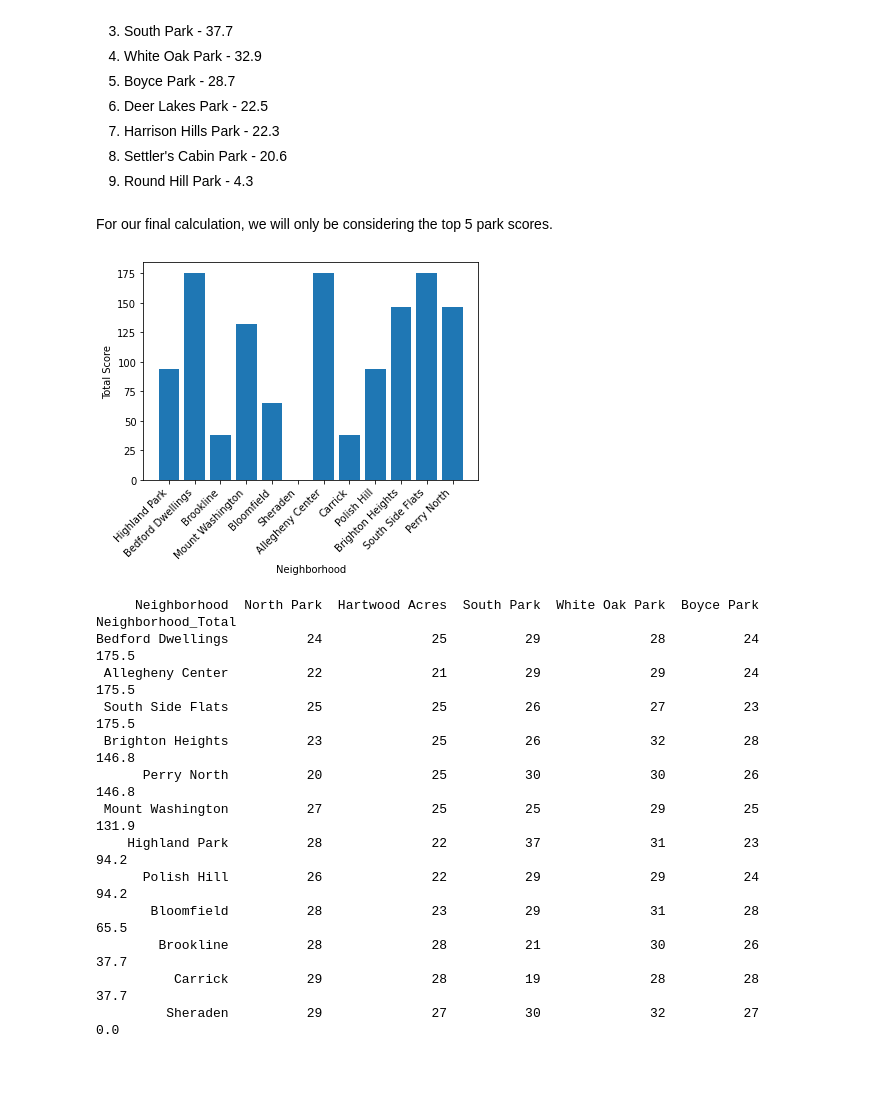
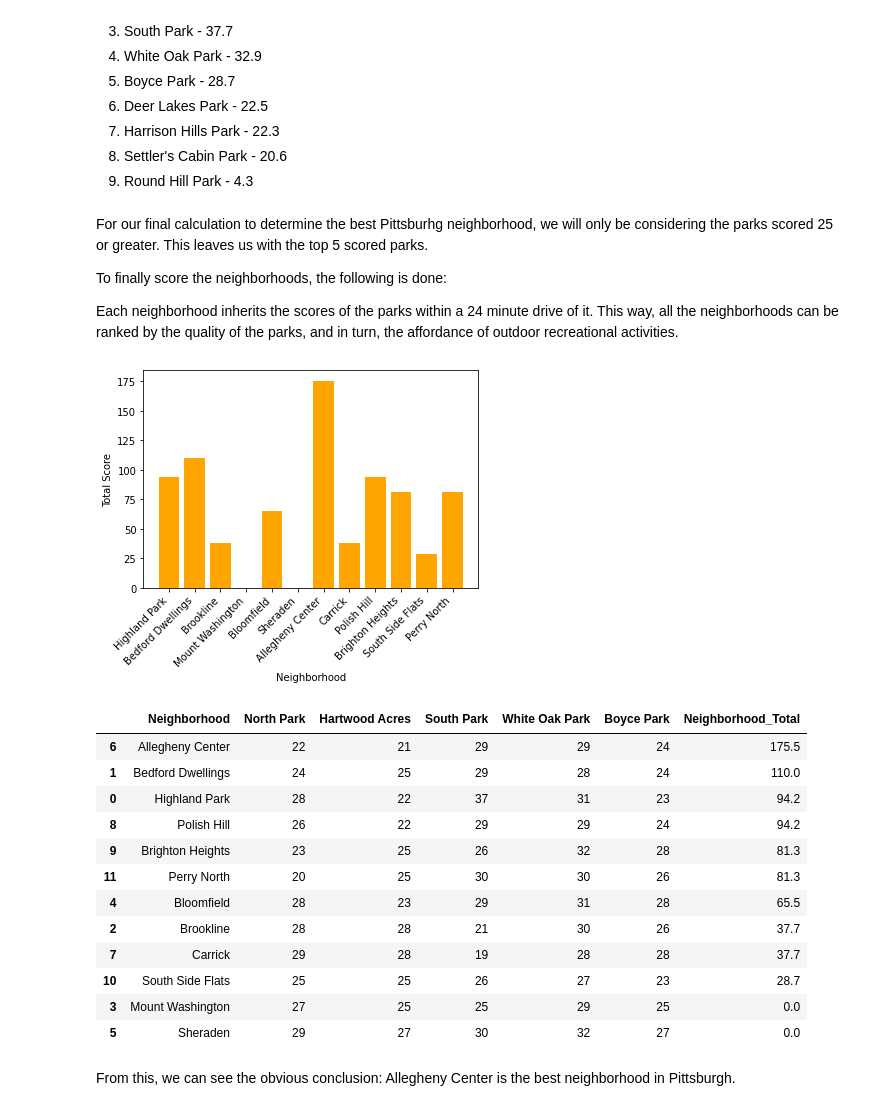
Before and after one commit to calebsarmiento/CMPINF0010-Final-Project, a Jupyter notebook: FinalProject.ipynb, the cells around one changed output. Drawn from its saved outputs; the diff is of its cells as text; code cells hidden in the pictures; blank space fills up the shorter version.

```diff
--- a/FinalProject.ipynb
+++ b/FinalProject.ipynb
@@ -21,0 +108,8 @@ Talking about the best neighborhood and the data that shows this.
+# %%
+scores = {}
+for park in park_capacities:
+    scores[park] = round(((park_capacities[park]*100)/10500.0), 1)
+
+print("Park Scores\n")
+for i in scores:
+    print("{0:30} {1}".format(i, scores[i]))
@@ -21,0 +130,23 @@ Talking about the best neighborhood and the data that shows this.
+# %%
+df = pd.read_csv('trail_locations.csv')
+difficulty_order = ['Easy', 'Easy-Moderate', 'Moderate', 'Moderate-Difficult', 'Difficult']
+df['difficulty'] = pd.Categorical(df['difficulty'], categories=difficulty_order, ordered=True)
+park_totals = df.groupby(['park_name', 'difficulty'])['mileage'].sum().reset_index()
+mileage_pivot = park_totals.pivot(index='park_name', columns='difficulty', values='mileage')
+colors = {'Easy': '#FFD700', 'Easy-Moderate': '#FFA500', 'Moderate': '#FF8C00', 'Moderate-Difficult': '#FF4500', 'Difficult': '#FF0000'}
+mileage_pivot = mileage_pivot[difficulty_order]
+
+mileages = {}
+count = 0
+for row in park_totals['park_name']:
+    if row in mileages:
+        mileages[row] += park_totals.iloc[count,2]
+    else:
+        mileages[row] = park_totals.iloc[count,2]
+    count += 1
+scores = {}
+for park in mileages:
+    scores[park] = round(((mileages[park]*100)/50.93533774), 1)
+print("Park Scores\n")
+for i in scores:
+    print("{0:30} {1}".format(i, scores[i]))
@@ -31,43 +176,47 @@ Talking about the best neighborhood and the data that shows this.
 7. Harrison Hills Park - 22.3
 8. Settler's Cabin Park - 20.6
 9. Round Hill Park - 4.3
-# %% [markdown]
-For our final calculation, we will only be considering the top 5 park scores.
+# %% [markdown]
+For our final calculation to determine the best Pittsburhg neighborhood, we will only be considering the parks scored 25 or greater. This leaves us with the top 5 scored parks.
+
+To finally score the neighborhoods, the following is done:
+
+Each neighborhood inherits the scores of the parks within a 24 minute drive of it. This way, all the neighborhoods can be ranked by the quality of the parks, and in turn, the affordance of outdoor recreational activities.
 # %%
-import pandas as pd
-import matplotlib.pyplot as plt
-
 df = pd.read_csv("park_distances.csv")
 park_scores = {'North Park': 81.3, 'Hartwood Acres': 65.5, 'South Park': 37.7, 'White Oak Park': 32.9, 'Boyce Park': 28.7}
 
 result_df = df.copy()
 result_df['Neighborhood_Total'] = 0
 
 for index, row in result_df.iterrows():
     for park, value in park_scores.items():
-        if row[park] <= 25:
+        if row[park] <= 24:
             result_df.at[index, 'Neighborhood_Total'] += value
 
-plt.bar(result_df['Neighborhood'], result_df['Neighborhood_Total'])
+plt.bar(result_df['Neighborhood'], result_df['Neighborhood_Total'], color='orange')
 plt.xlabel('Neighborhood')
 plt.ylabel('Total Score')
 plt.xticks(rotation=45, ha='right')
 plt.show()
 
 result_df = result_df.sort_values(by='Neighborhood_Total', ascending=False)
-print(result_df.to_string(index=False))
+display(result_df)
+#print(result_df.to_string(index=False))
 # %% [output]
-[figure, old version]
+[figure, new version]
-     Neighborhood  North Park  Hartwood Acres  South Park  White Oak Park  Boyce Park  Neighborhood_Total
-Bedford Dwellings          24              25          29              28          24               175.5
- Allegheny Center          22              21          29              29          24               175.5
- South Side Flats          25              25          26              27          23               175.5
- Brighton Heights          23              25          26              32          28               146.8
-      Perry North          20              25          30              30          26               146.8
- Mount Washington          27              25          25              29          25               131.9
-    Highland Park          28              22          37              31          23                94.2
-      Polish Hill          26              22          29              29          24                94.2
-       Bloomfield          28              23          29              31          28                65.5
-        Brookline          28              28          21              30          26                37.7
-          Carrick          29              28          19              28          28                37.7
-         Sheraden          29              27          30              32          27                 0.0
+|  | Neighborhood | North Park | Hartwood Acres | South Park | White Oak Park | Boyce Park | Neighborhood_Total |
+| 6 | Allegheny Center | 22 | 21 | 29 | 29 | 24 | 175.5 |
+| 1 | Bedford Dwellings | 24 | 25 | 29 | 28 | 24 | 110.0 |
+| 0 | Highland Park | 28 | 22 | 37 | 31 | 23 | 94.2 |
+| 8 | Polish Hill | 26 | 22 | 29 | 29 | 24 | 94.2 |
+| 9 | Brighton Heights | 23 | 25 | 26 | 32 | 28 | 81.3 |
+| 11 | Perry North | 20 | 25 | 30 | 30 | 26 | 81.3 |
+| 4 | Bloomfield | 28 | 23 | 29 | 31 | 28 | 65.5 |
+| 2 | Brookline | 28 | 28 | 21 | 30 | 26 | 37.7 |
+| 7 | Carrick | 29 | 28 | 19 | 28 | 28 | 37.7 |
+| 10 | South Side Flats | 25 | 25 | 26 | 27 | 23 | 28.7 |
+| 3 | Mount Washington | 27 | 25 | 25 | 29 | 25 | 0.0 |
+| 5 | Sheraden | 29 | 27 | 30 | 32 | 27 | 0.0 |
+# %% [markdown]
+From this, we can see the obvious conclusion: Allegheny Center is the best neighborhood in Pittsburgh.
```
Also changed, not shown: parts of 11 cells of this notebook.
